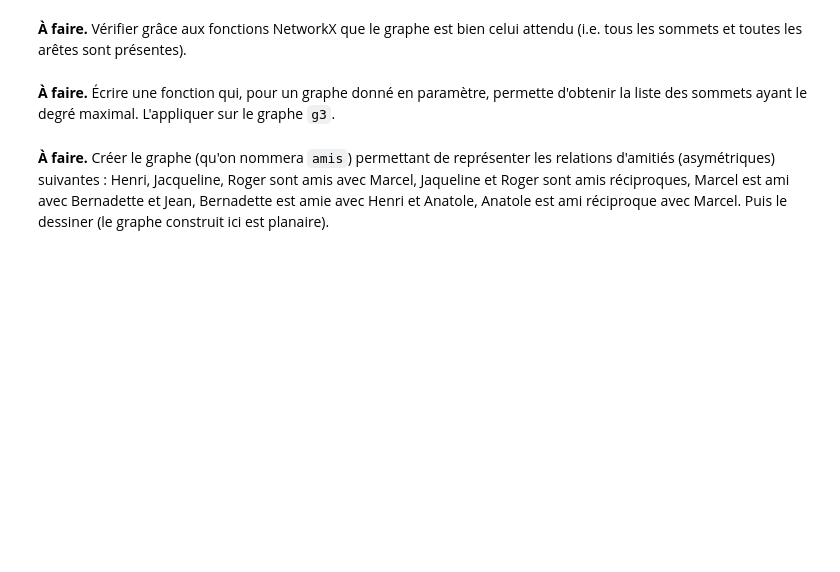
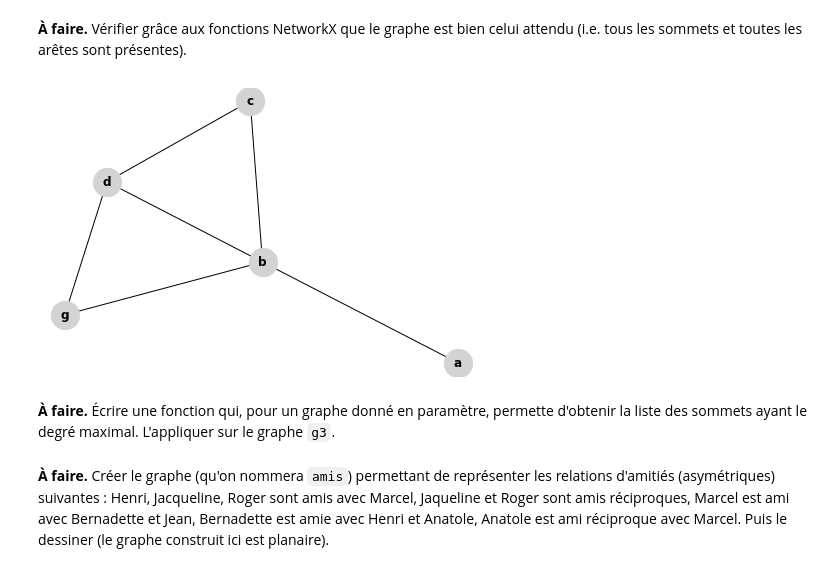
Before and after one commit to TanguyAltF4/Sac-a-merde-Nsi, a Jupyter notebook: LSC-NSI-SD4-Graphes_Intro.ipynb, the cells around one changed output. Cells and saved outputs as stored; diff of their text form; code cells hidden in the pictures; blank space fills up the shorter version.

```diff
--- a/LSC-NSI-SD4-Graphes_Intro.ipynb
+++ b/LSC-NSI-SD4-Graphes_Intro.ipynb
@@ -214,5 +216,18 @@ De plus certains agencements sont impossibles à réaliser pour certains graphes
 ![](https://github.com/TanguyAltF4/Sac-a-merde-Nsi/blob/main/fig/graphe_g3.png?raw=1)
 
 Puis le visualiser.
+# %%
+g3 = nx.Graph()
+g3.add_node('a')
+g3.add_node('b')
+g3.add_node('c')
+g3.add_node('d')
+g3.add_node('g')
+g3.add_edge('a','b')
+g3.add_edge('b','c')
+g3.add_edge('b','g')
+g3.add_edge('b','d')
+g3.add_edge('g','d')
+g3.add_edge('c','d')
 # %% [markdown]
 **À faire.** Vérifier grâce aux fonctions NetworkX que le graphe est bien celui attendu (i.e. tous les sommets et toutes les arêtes sont présentes).
@@ -219,3 +236,7 @@ Puis le visualiser.
+# %%
+nx.draw(g3, with_labels=True, font_weight='bold', node_size=800, node_color='lightgrey')
+# %% [output]
+[figure, added]
 # %% [markdown]
 **À faire.** Écrire une fonction qui, pour un graphe donné en paramètre, permette d'obtenir la liste des sommets ayant le degré maximal. L'appliquer sur le graphe `g3`.
 # %% [markdown]
```
Also changed, not shown: parts of 8 cells of this notebook.
